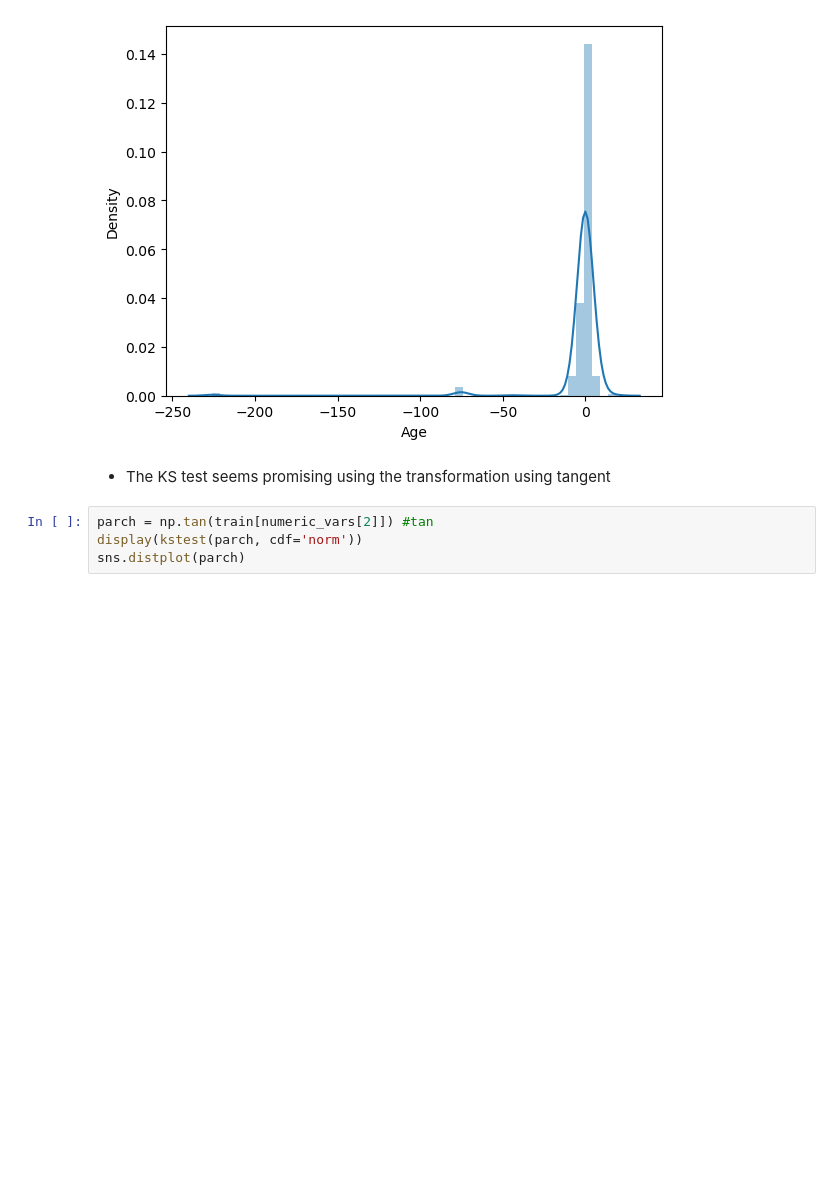
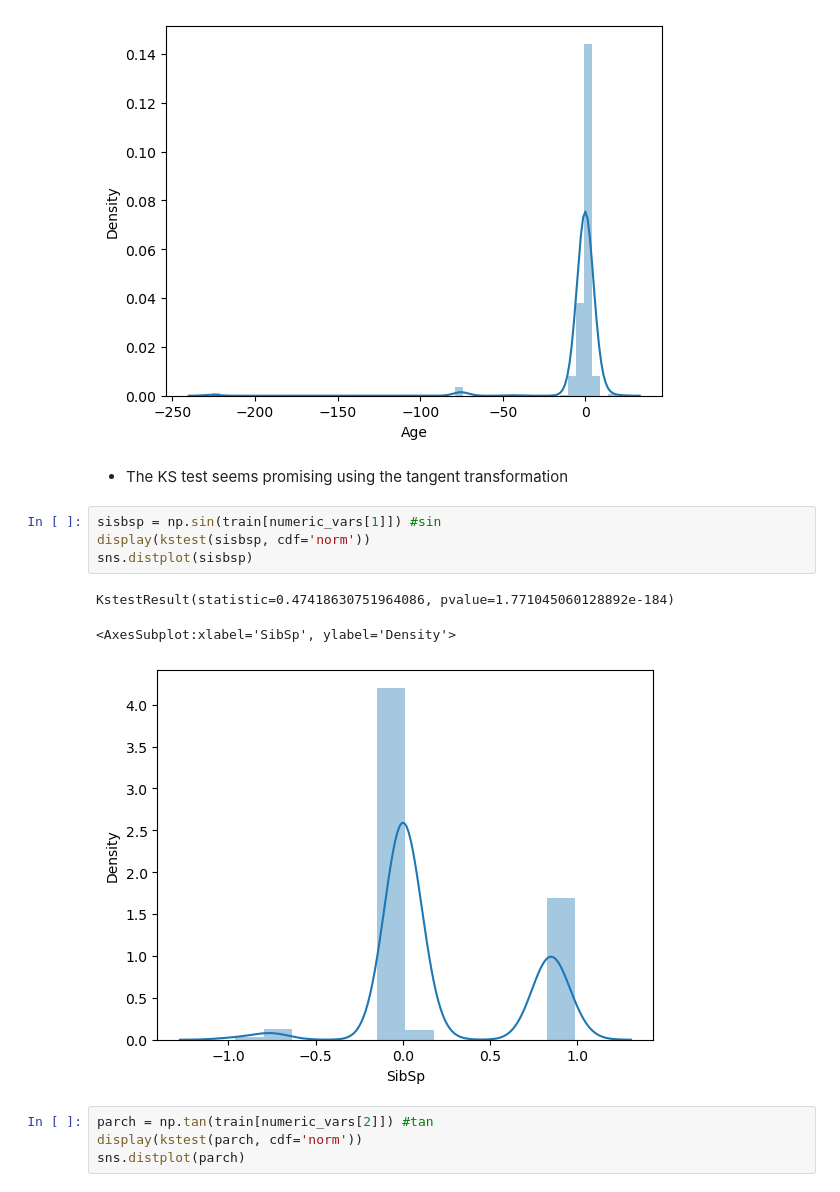
Before and after one commit to cruz-marco/titanic_kaggle, a Jupyter notebook: titanic-run.ipynb, the cells around one changed output. Drawn from its saved outputs; the diff is of its cells as text; blank space fills up the shorter version.

```diff
--- a/titanic-run.ipynb
+++ b/titanic-run.ipynb
@@ -414,7 +414,15 @@ KstestResult(statistic=0.1548499940389858, pvalue=4.0096064925900726e-19)
 <AxesSubplot:xlabel='Age', ylabel='Density'>
 [figure]
 # %% [markdown]
-- The KS test seems promising using the transformation using tangent
+- The KS test seems promising using the tangent transformation
+# %%
+sisbsp = np.sin(train[numeric_vars[1]]) #sin
+display(kstest(sisbsp, cdf='norm'))
+sns.distplot(sisbsp)
+# %% [output]
+KstestResult(statistic=0.47418630751964086, pvalue=1.771045060128892e-184)
+<AxesSubplot:xlabel='SibSp', ylabel='Density'>
+[figure, added]
 # %%
 parch = np.tan(train[numeric_vars[2]]) #tan
 display(kstest(parch, cdf='norm'))
```
Also changed, not shown: parts of 21 cells of this notebook.
